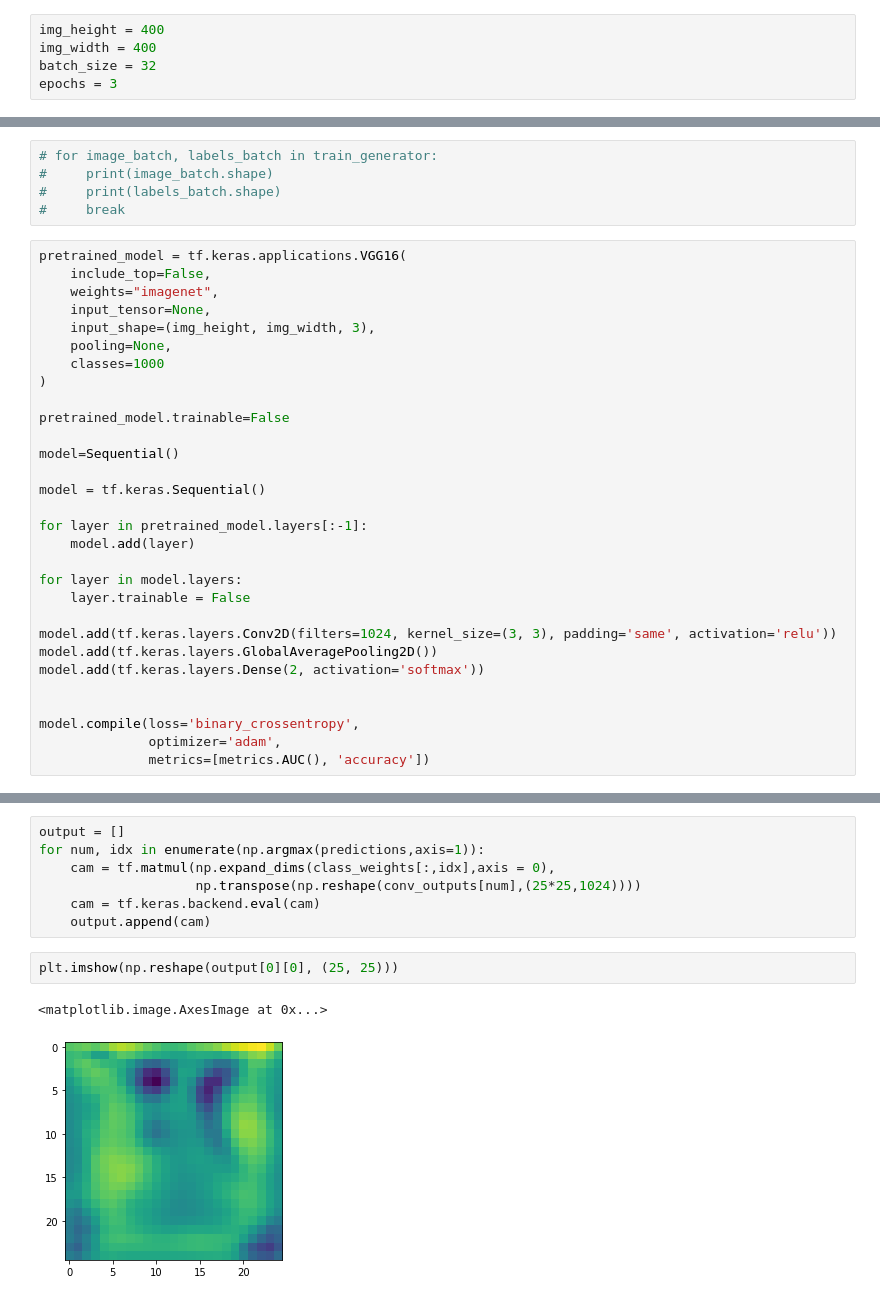
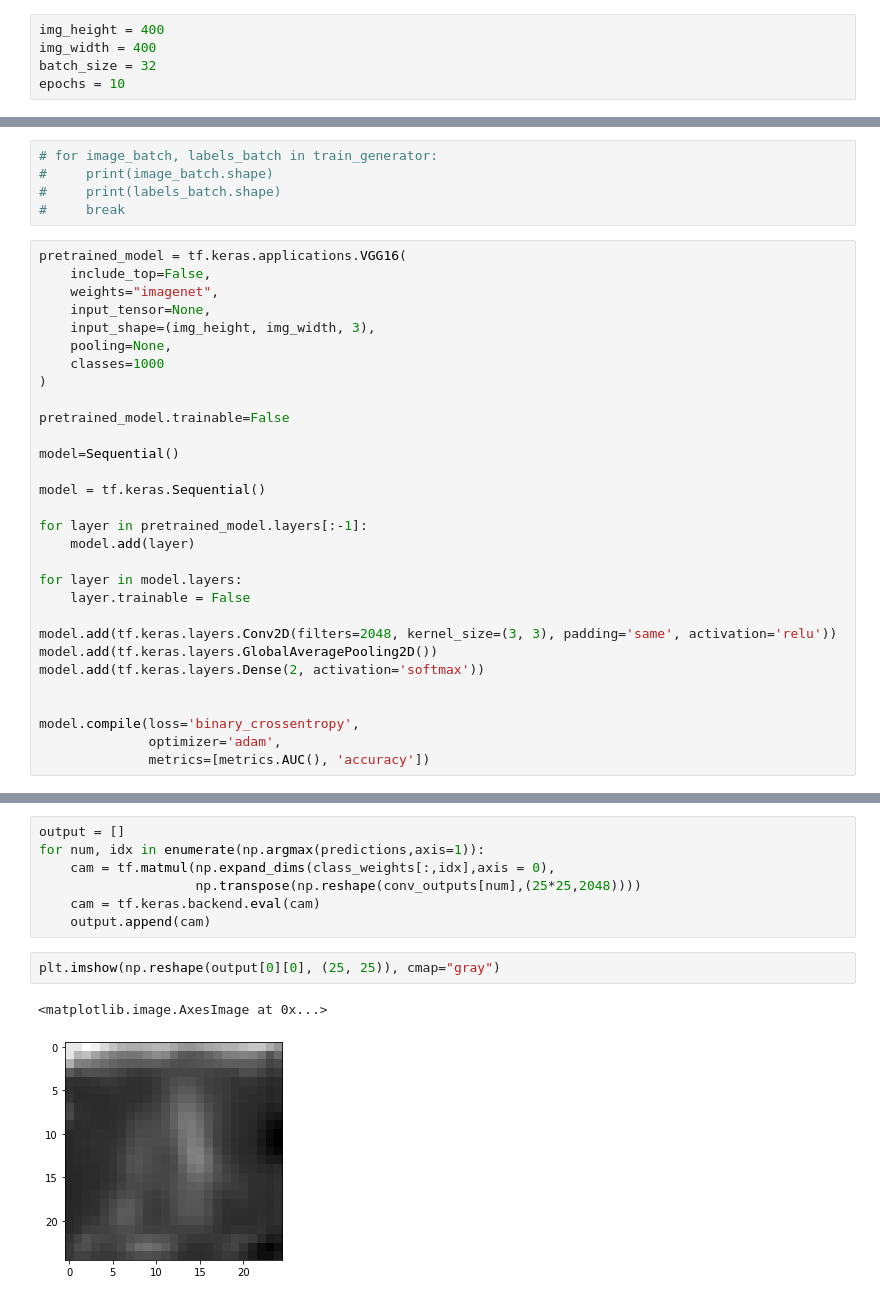
Before and after one commit to cho0h5/covid-xray2, a Jupyter notebook: train.ipynb, the cells around one changed output, grey strips where cells are left out. Saved outputs shown, nothing was run; the diff lists cells and outputs as text.

```diff
--- a/train.ipynb
+++ b/train.ipynb
@@ -13,7 +13,7 @@ import matplotlib.pyplot as plt
 img_height = 400
 img_width = 400
 batch_size = 32
-epochs = 3
+epochs = 10
 # %%
 datagen = ImageDataGenerator(rescale=1./255)
 
@@ -56,7 +56,7 @@ for layer in pretrained_model.layers[:-1]:
 for layer in model.layers:
     layer.trainable = False
 
-model.add(tf.keras.layers.Conv2D(filters=1024, kernel_size=(3, 3), padding='same', activation='relu'))
+model.add(tf.keras.layers.Conv2D(filters=2048, kernel_size=(3, 3), padding='same', activation='relu'))
 model.add(tf.keras.layers.GlobalAveragePooling2D())
 model.add(tf.keras.layers.Dense(2, activation='softmax'))
 
@@ -108,12 +124,12 @@ class_weights = model.layers[-1].get_weights()[0]
 output = []
 for num, idx in enumerate(np.argmax(predictions,axis=1)):
     cam = tf.matmul(np.expand_dims(class_weights[:,idx],axis = 0),
-                    np.transpose(np.reshape(conv_outputs[num],(25*25,1024))))
+                    np.transpose(np.reshape(conv_outputs[num],(25*25,2048))))
     cam = tf.keras.backend.eval(cam)
     output.append(cam)
 # %%
-plt.imshow(np.reshape(output[0][0], (25, 25)))
+plt.imshow(np.reshape(output[0][0], (25, 25)), cmap="gray")
 # %% [output]
 <matplotlib.image.AxesImage at 0x...>
-[figure, old version]
+[figure, new version]
 # %%
```
Also changed, not shown: parts of 6 cells of this notebook, 1 other file.
